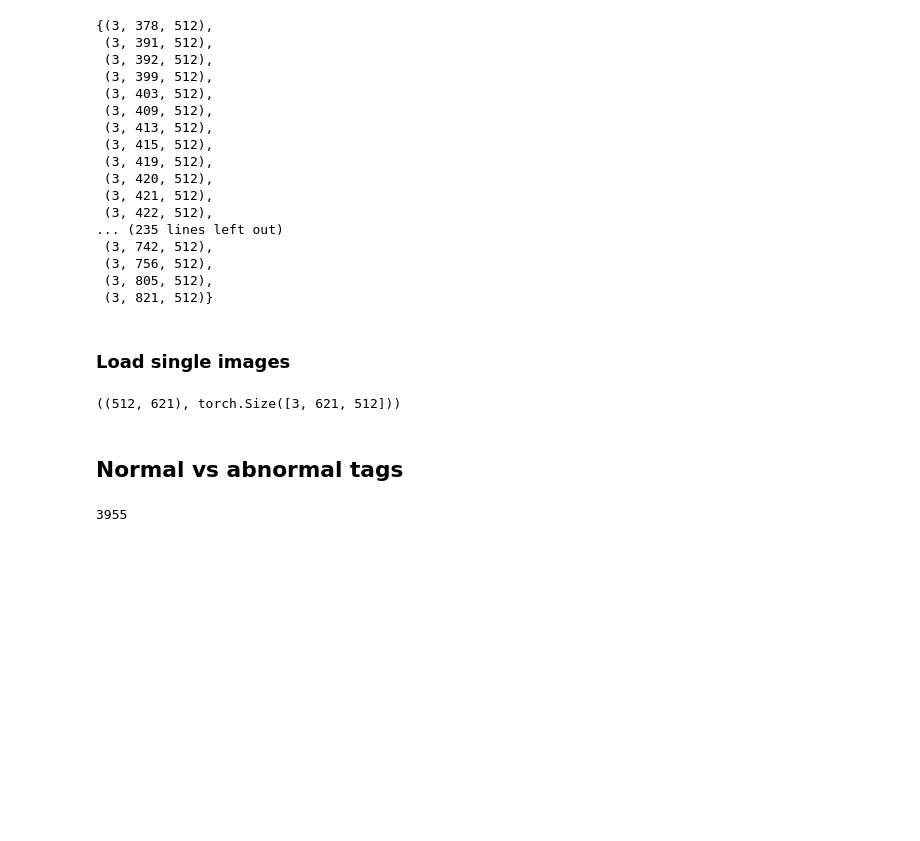
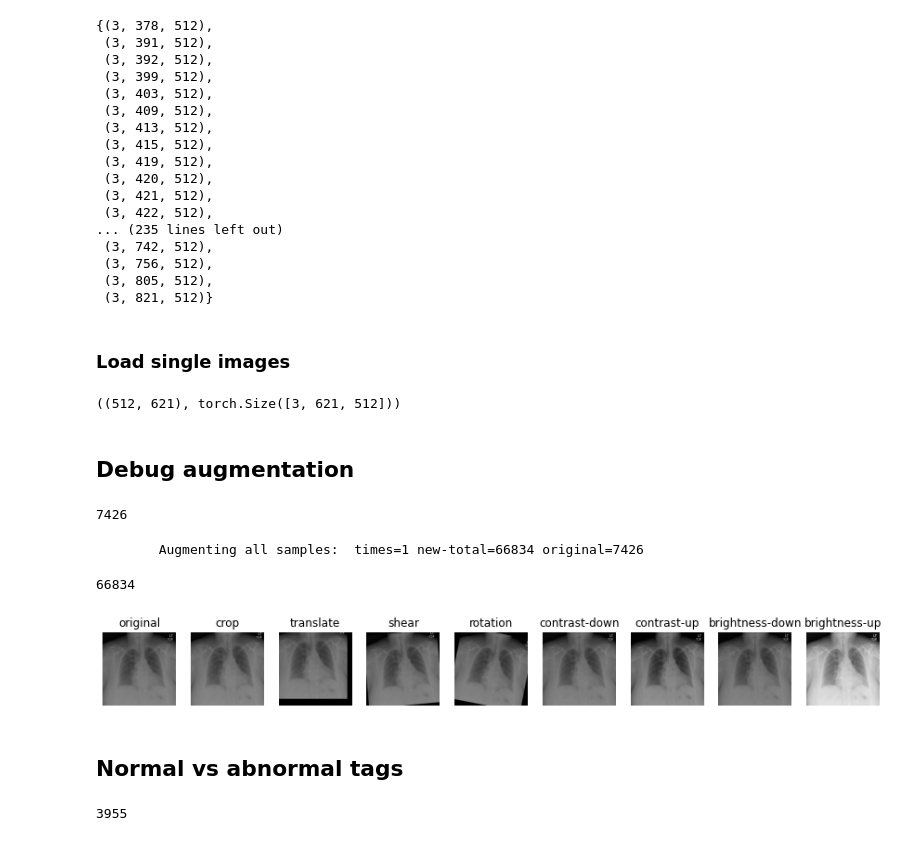
Before and after one commit to pdpino/medical-ai, a Jupyter notebook: medai/datasets/notebooks/iu_xray.ipynb, the cells around one changed output. Saved outputs shown, nothing was run; the diff lists cells and outputs as text; code cells hidden in the pictures; blank space fills up the shorter version.

```diff
--- a/medai/datasets/notebooks/iu_xray.ipynb
+++ b/medai/datasets/notebooks/iu_xray.ipynb
@@ -424,3 +424,5 @@ img_tensor = transforms.ToTensor()(img)
 img.size, img_tensor.size()
 # %% [output]
 ((512, 621), torch.Size([3, 621, 512]))
+# %% [markdown]
+## Debug augmentation
@@ -427,3 +432,18 @@ img.size, img_tensor.size()
+# %%
+dataset = IUXRayDataset(dataset_type='all', frontal_only=False)
+len(dataset)
+# %% [output]
+7426
+# %%
+aug = Augmentator(dataset, dont_shuffle=True)
+len(aug)
+# %% [output]
+        Augmenting all samples:  times=1 new-total=66834 original=7426
+66834
+# %%
+plot_augmented_samples(aug, 100)
+# %% [output]
+[figure, added]
 # %% [markdown]
 ## Normal vs abnormal tags
 # %%
```
Also changed, not shown: parts of 1 cell of this notebook, 4 other files.
